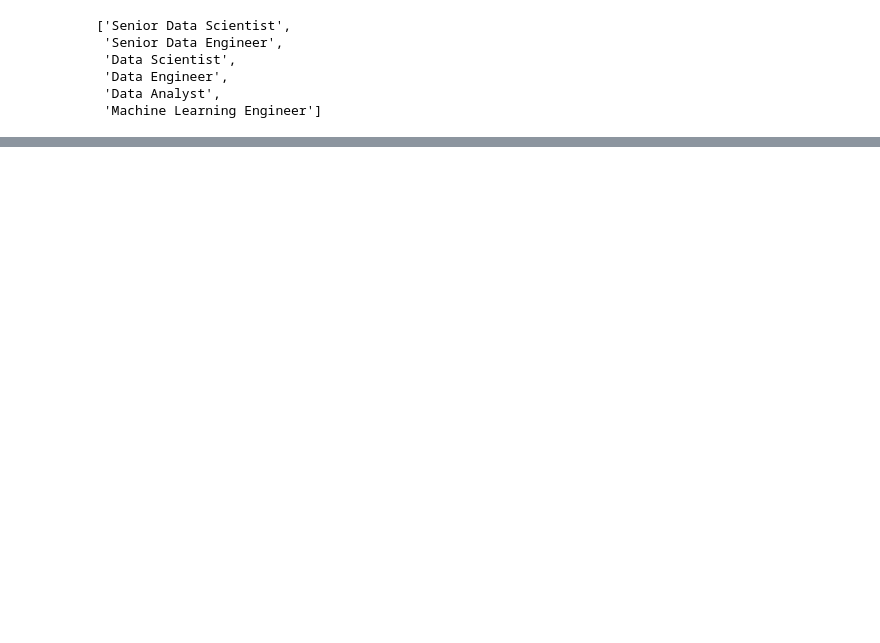
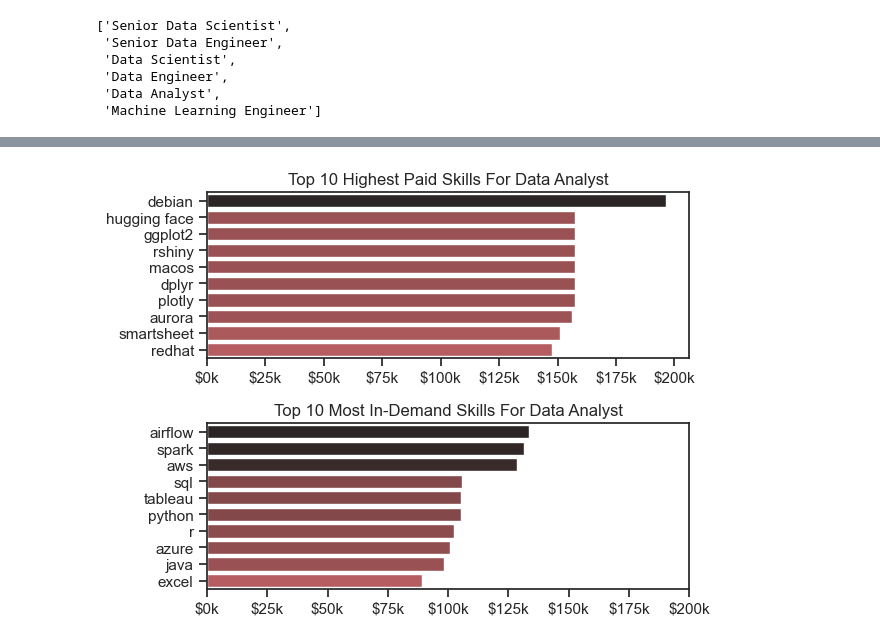
Before and after one commit to Dragosxxd/Python_data_project, a Jupyter notebook: 3_Project/4_Salary_Analysis.ipynb, the cells around one changed output, grey strips where cells are left out. Saved outputs shown, nothing was run; the diff lists cells and outputs as text; code cells hidden in the pictures; blank space fills up the shorter version.

Commit message:
salary

```diff
--- a/3_Project/4_Salary_Analysis.ipynb
+++ b/3_Project/4_Salary_Analysis.ipynb
@@ -58,0 +59,6 @@ Passing `palette` without assigning `hue` is deprecated and will be removed in v
+# %%
+df_DA = df_europe[df_europe['job_title_short'] == 'Data Analyst'].dropna(subset = 'salary_year_avg')
+df_skills = df_europe.explode('job_skills')
+top_pay = df_skills.groupby('job_skills')['salary_year_avg'].agg(['count' , 'median']).sort_values(by = 'median',ascending = False).head(10)
+top_skills = df_skills.groupby('job_skills')['salary_year_avg'].agg(['count' , 'median']).sort_values(by = 'count',ascending = False).head(10).sort_values(by = 'median',ascending = True)
+top_skills
@@ -58,0 +78,21 @@ Passing `palette` without assigning `hue` is deprecated and will be removed in v
+# %%
+fig,ax = plt.subplots(2,1)
+sns.barplot(data = top_pay , x= 'median' , y = 'job_skills' ,hue = 'median',  ax = ax[0] , palette= 'dark:r_r' , legend = False)
+ax[0].set_title('Top 10 Highest Paid Skills For Data Analyst')
+ax[0].set_xlabel('')
+ax[0].set_ylabel('')
+ax[0].xaxis.set_major_formatter(plt.FuncFormatter(lambda y, pos: f'${int(y / 1000)}k'))
+
+sns.barplot(data = top_skills , x= 'median' , y = 'job_skills' , hue = 'median', ax = ax[1] , palette = 'dark:r_r' , legend = False)
+ax[1].set_title('Top 10 Most In-Demand Skills For Data Analyst')
+ax[1].xaxis.set_major_formatter(plt.FuncFormatter(lambda y, pos: f'${int(y / 1000)}k'))
+ax[1].set_xlabel('Median Salary(USD)')
+ax[1].set_xlabel('')
+ax[1].set_ylabel('')
+ax[1].invert_yaxis()
+ax[1].set_xlim(0,200000)
+
+fig.tight_layout()
+plt.show()
+# %% [output]
+[figure, added]
```
Also changed, not shown: parts of 2 cells of this notebook, 2 other files.
